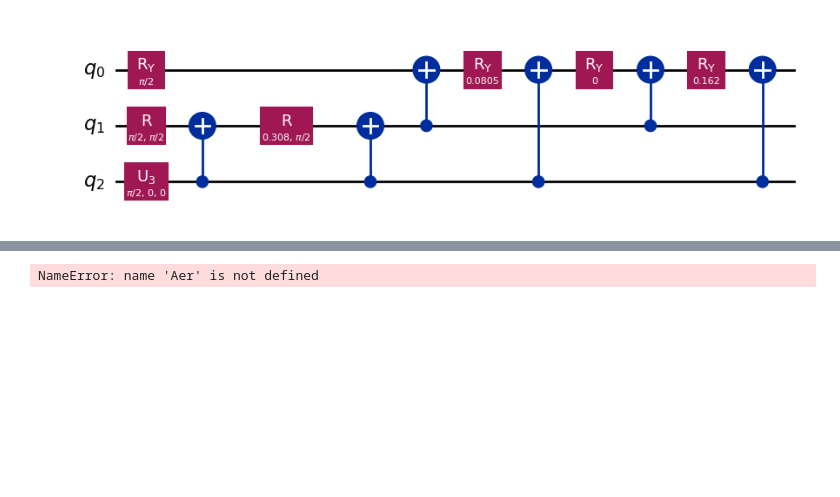
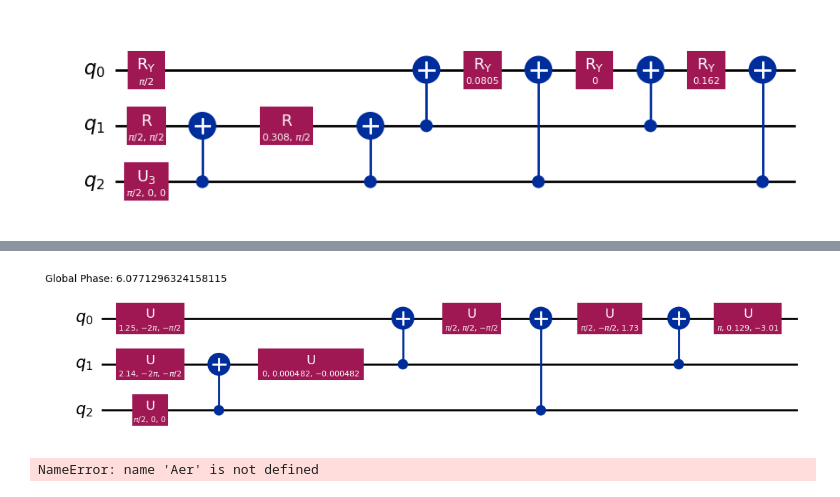
Before and after one commit to wang-anthony03/iQuHack2025, a Jupyter notebook: qiskit_experiment.ipynb, the cells around one changed output, grey strips where cells are left out. Saved outputs shown, nothing was run; the diff lists cells and outputs as text; code cells hidden in the pictures; blank space fills up the shorter version.

```diff
--- a/qiskit_experiment.ipynb
+++ b/qiskit_experiment.ipynb
@@ -67,3 +97,7 @@ ImportError: cannot import name 'Aer' from 'qiskit' (/Users/awang/anaconda3/lib/
+# %%
+circuit.decompose(reps = 4).draw('mpl')
+# %% [output]
+[figure, added]
 # %%
 simulator = Aer.get_backend('statevector_simulator')
 compiled_circuit = transpile(circuit, simulator)
```
Also changed, not shown: parts of 5 cells of this notebook, 1 other file.
